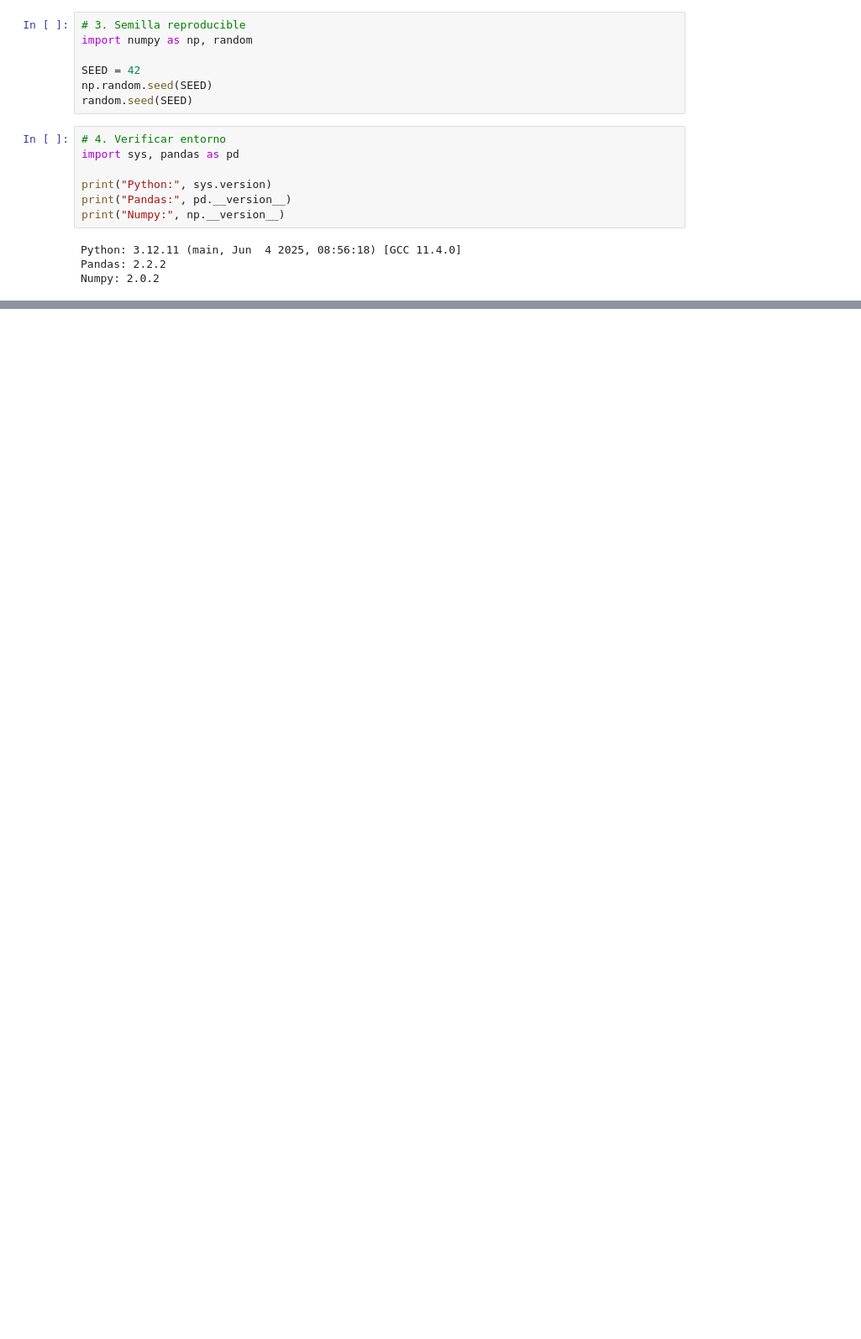
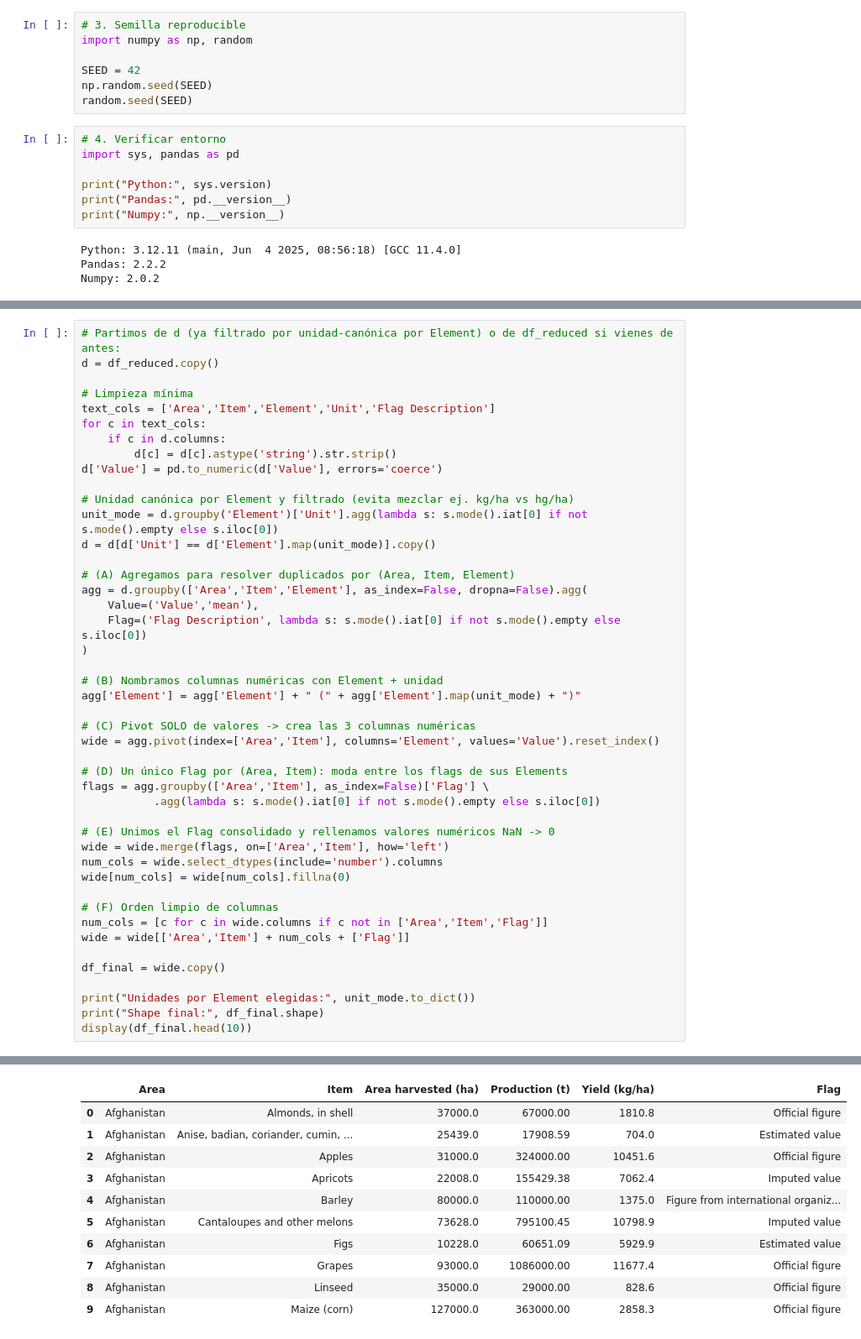
Before and after one commit to jjlizcano/Sistema-recomendaciones-cultivo, a Jupyter notebook: notebooks/Primera_entrega_proyecto_IA.ipynb, the cells around one changed output, grey strips where cells are left out. Shown at 84% size. Cells and saved outputs as stored; diff of their text form; blank space fills up the shorter version.

```diff
--- a/notebooks/Primera_entrega_proyecto_IA.ipynb
+++ b/notebooks/Primera_entrega_proyecto_IA.ipynb
@@ -67,0 +247,46 @@ Registros en el dataset: 29272
+# %%
+# Partimos de d (ya filtrado por unidad-canónica por Element) o de df_reduced si vienes de antes:
+d = df_reduced.copy()
+
+# Limpieza mínima
+text_cols = ['Area','Item','Element','Unit','Flag Description']
+for c in text_cols:
+    if c in d.columns:
+        d[c] = d[c].astype('string').str.strip()
+d['Value'] = pd.to_numeric(d['Value'], errors='coerce')
+
+# Unidad canónica por Element y filtrado (evita mezclar ej. kg/ha vs hg/ha)
+unit_mode = d.groupby('Element')['Unit'].agg(lambda s: s.mode().iat[0] if not s.mode().empty else s.iloc[0])
+d = d[d['Unit'] == d['Element'].map(unit_mode)].copy()
+
+# (A) Agregamos para resolver duplicados por (Area, Item, Element)
+agg = d.groupby(['Area','Item','Element'], as_index=False, dropna=False).agg(
+    Value=('Value','mean'),
+    Flag=('Flag Description', lambda s: s.mode().iat[0] if not s.mode().empty else s.iloc[0])
+)
+
+# (B) Nombramos columnas numéricas con Element + unidad
+agg['Element'] = agg['Element'] + " (" + agg['Element'].map(unit_mode) + ")"
+
+# (C) Pivot SOLO de valores -> crea las 3 columnas numéricas
+wide = agg.pivot(index=['Area','Item'], columns='Element', values='Value').reset_index()
+
+# (D) Un único Flag por (Area, Item): moda entre los flags de sus Elements
+flags = agg.groupby(['Area','Item'], as_index=False)['Flag'] \
+           .agg(lambda s: s.mode().iat[0] if not s.mode().empty else s.iloc[0])
+
+# (E) Unimos el Flag consolidado y rellenamos valores numéricos NaN -> 0
+wide = wide.merge(flags, on=['Area','Item'], how='left')
+num_cols = wide.select_dtypes(include='number').columns
+wide[num_cols] = wide[num_cols].fillna(0)
+
+# (F) Orden limpio de columnas
+num_cols = [c for c in wide.columns if c not in ['Area','Item','Flag']]
+wide = wide[['Area','Item'] + num_cols + ['Flag']]
+
+df_final = wide.copy()
+
+print("Unidades por Element elegidas:", unit_mode.to_dict())
+print("Shape final:", df_final.shape)
+display(df_final.head(10))
+# %% [output]
@@ -67,0 +295,11 @@ Registros en el dataset: 29272
+|  | Area | Item | Area harvested (ha) | Production (t) | Yield (kg/ha) | Flag |
+| 0 | Afghanistan | Almonds, in shell | 37000.0 | 67000.00 | 1810.8 | Official figure |
+| 1 | Afghanistan | Anise, badian, coriander, cumin, ... | 25439.0 | 17908.59 | 704.0 | Estimated value |
+| 2 | Afghanistan | Apples | 31000.0 | 324000.00 | 10451.6 | Official figure |
+| 3 | Afghanistan | Apricots | 22008.0 | 155429.38 | 7062.4 | Imputed value |
+| 4 | Afghanistan | Barley | 80000.0 | 110000.00 | 1375.0 | Figure from international organiz... |
+| 5 | Afghanistan | Cantaloupes and other melons | 73628.0 | 795100.45 | 10798.9 | Imputed value |
+| 6 | Afghanistan | Figs | 10228.0 | 60651.09 | 5929.9 | Estimated value |
+| 7 | Afghanistan | Grapes | 93000.0 | 1086000.00 | 11677.4 | Official figure |
+| 8 | Afghanistan | Linseed | 35000.0 | 29000.00 | 828.6 | Official figure |
+| 9 | Afghanistan | Maize (corn) | 127000.0 | 363000.00 | 2858.3 | Official figure |
```
Also changed, not shown: parts of 18 cells of this notebook.
